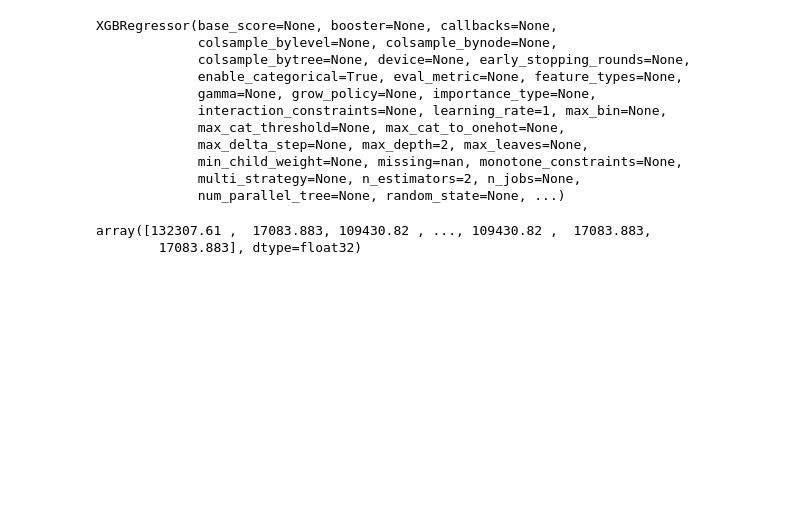
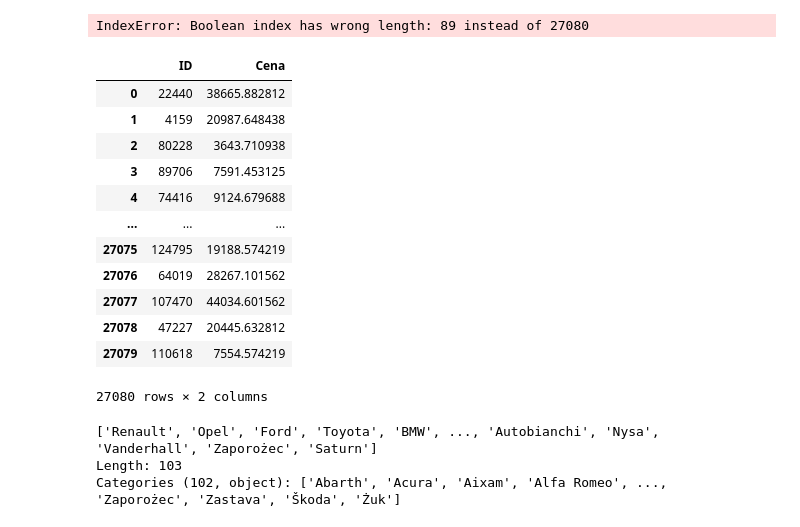
Before and after one commit to s28492/Predicting-and-Analyzing-Car-Prices-Using-Data-Science, a Jupyter notebook: Prediction.ipynb, the cells around one changed output. Drawn from its saved outputs; the diff is of its cells as text; code cells hidden in the pictures; blank space fills up the shorter version.

```diff
--- a/Prediction.ipynb
+++ b/Prediction.ipynb
@@ -134,0 +285,14 @@ X_train, X_test, y_train, y_test = train_test_split(df_train.iloc[:, df_train.co
+# %%
+# Downcasting data types
+def reduce_dtypes(df: pd.DataFrame) -> pd.DataFrame:
+    for col in df.columns:
+        col_type = df[col].dtype
+        if pd.api.types.is_numeric_dtype(col_type):
+            if pd.api.types.is_integer_dtype(col_type):
+                df[col] = pd.to_numeric(df[col].round(), downcast='integer')
+            elif pd.api.types.is_float_dtype(col_type):
+                df[col] = pd.to_numeric(df[col].round(), downcast='float')
+    return df
+# %%
+X_train = reduce_dtypes(X_train)
+X_test = reduce_dtypes(X_test)
@@ -216,31 +559,30 @@ Fitting 5 folds for each of 256 candidates, totalling 1280 fits
 # %%
-from sklearn.model_selection import RandomizedSearchCV
-
-random_search = RandomizedSearchCV(
-    estimator=xgb,
-    param_distributions=param_grid,
-    n_iter=50,  # Przetestuj tylko 50 losowych kombinacji
-    scoring="neg_mean_squared_error",
-    cv=5,
-    n_jobs=-1,
-    verbose=2,
-    random_state=42,
-)
+final_anwser = best_model.predict(df_test)
+# %% [output]
+IndexError: Boolean index has wrong length: 89 instead of 27080
+# %%
+anwser_df = pd.DataFrame()
+anwser_df.loc[:, "ID"] = X_test.index
+anwser_df.loc[:, "Cena"] = final_anwser
 # %%
+anwser_df
 # %% [output]
+|  | ID | Cena |
+| 0 | 22440 | 38665.882812 |
+| 1 | 4159 | 20987.648438 |
+| 2 | 80228 | 3643.710938 |
+| 3 | 89706 | 7591.453125 |
+| 4 | 74416 | 9124.679688 |
+| ... | ... | ... |
+| 27075 | 124795 | 19188.574219 |
+| 27076 | 64019 | 28267.101562 |
+| 27077 | 107470 | 44034.601562 |
+| 27078 | 47227 | 20445.632812 |
+| 27079 | 110618 | 7554.574219 |
-XGBRegressor(base_score=None, booster=None, callbacks=None,
-             colsample_bylevel=None, colsample_bynode=None,
-             colsample_bytree=None, device=None, early_stopping_rounds=None,
-             enable_categorical=True, eval_metric=None, feature_types=None,
-             gamma=None, grow_policy=None, importance_type=None,
-             interaction_constraints=None, learning_rate=1, max_bin=None,
-             max_cat_threshold=None, max_cat_to_onehot=None,
-             max_delta_step=None, max_depth=2, max_leaves=None,
-             min_child_weight=None, missing=nan, monotone_constraints=None,
-             multi_strategy=None, n_estimators=2, n_jobs=None,
-             num_parallel_tree=None, random_state=None, ...)
+27080 rows × 2 columns
 # %%
-bst.predict(X_test)
+df_train["Marka_pojazdu"].unique()
 # %% [output]
-array([132307.61 ,  17083.883, 109430.82 , ..., 109430.82 ,  17083.883,
-        17083.883], dtype=float32)
+['Renault', 'Opel', 'Ford', 'Toyota', 'BMW', ..., 'Autobianchi', 'Nysa', 'Vanderhall', 'Zaporożec', 'Saturn']
+Length: 103
+Categories (102, object): ['Abarth', 'Acura', 'Aixam', 'Alfa Romeo', ..., 'Zaporożec', 'Zastava', 'Škoda', 'Żuk']
```
Also changed, not shown: parts of 21 cells of this notebook.
